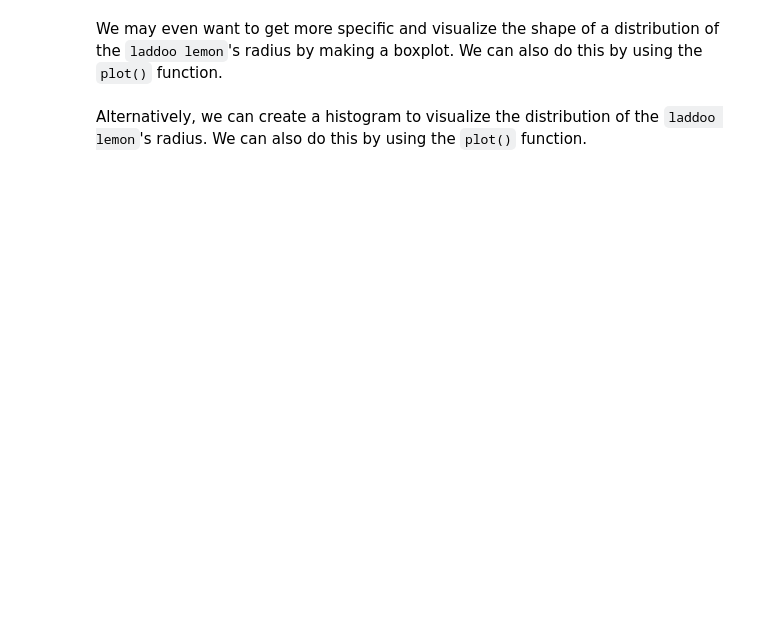
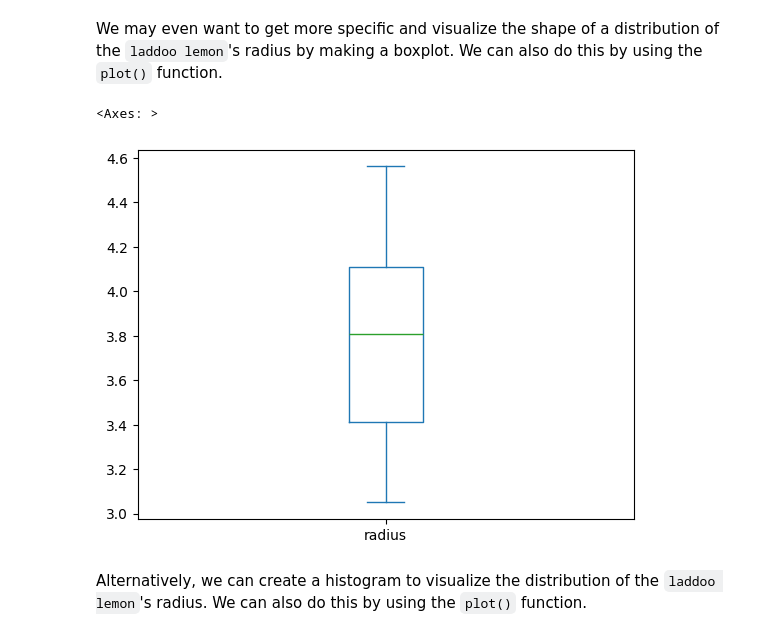
Before and after one commit to gallettilance/Data-Science-Fundamentals, a Jupyter notebook: labs/lab-02/lab02.ipynb, the cells around one changed output. Drawn from its saved outputs; the diff is of its cells as text; code cells hidden in the pictures; blank space fills up the shorter version.

```diff
--- a/labs/lab-02/lab02.ipynb
+++ b/labs/lab-02/lab02.ipynb
@@ -362,6 +388,10 @@ We may even want to get more specific and visualize the shape of a distribution
 # %%
 #TODO: add the described boxplot
 # remember that you changed the name from laddoo lemon to laddoo
+df[df['cookie'] == 'laddoo']['radius'].plot.box()
+# %% [output]
+<Axes: >
+[figure, added]
 # %% [markdown]
 Alternatively, we can create a histogram to visualize the distribution of the `laddoo lemon`'s radius. We can also do this by using the `plot()` function.
 # %%
```
Also changed, not shown: parts of 6 cells of this notebook.
